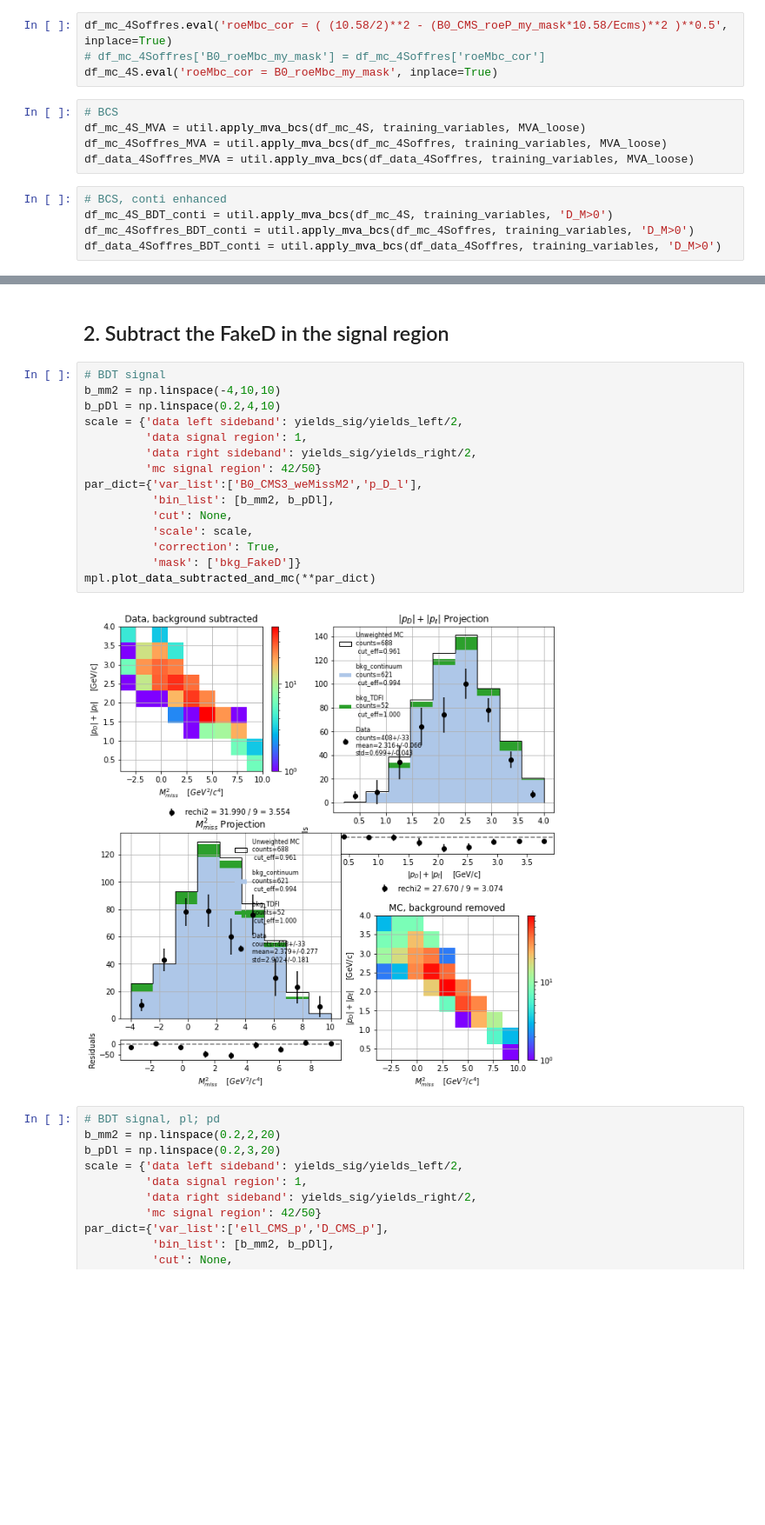
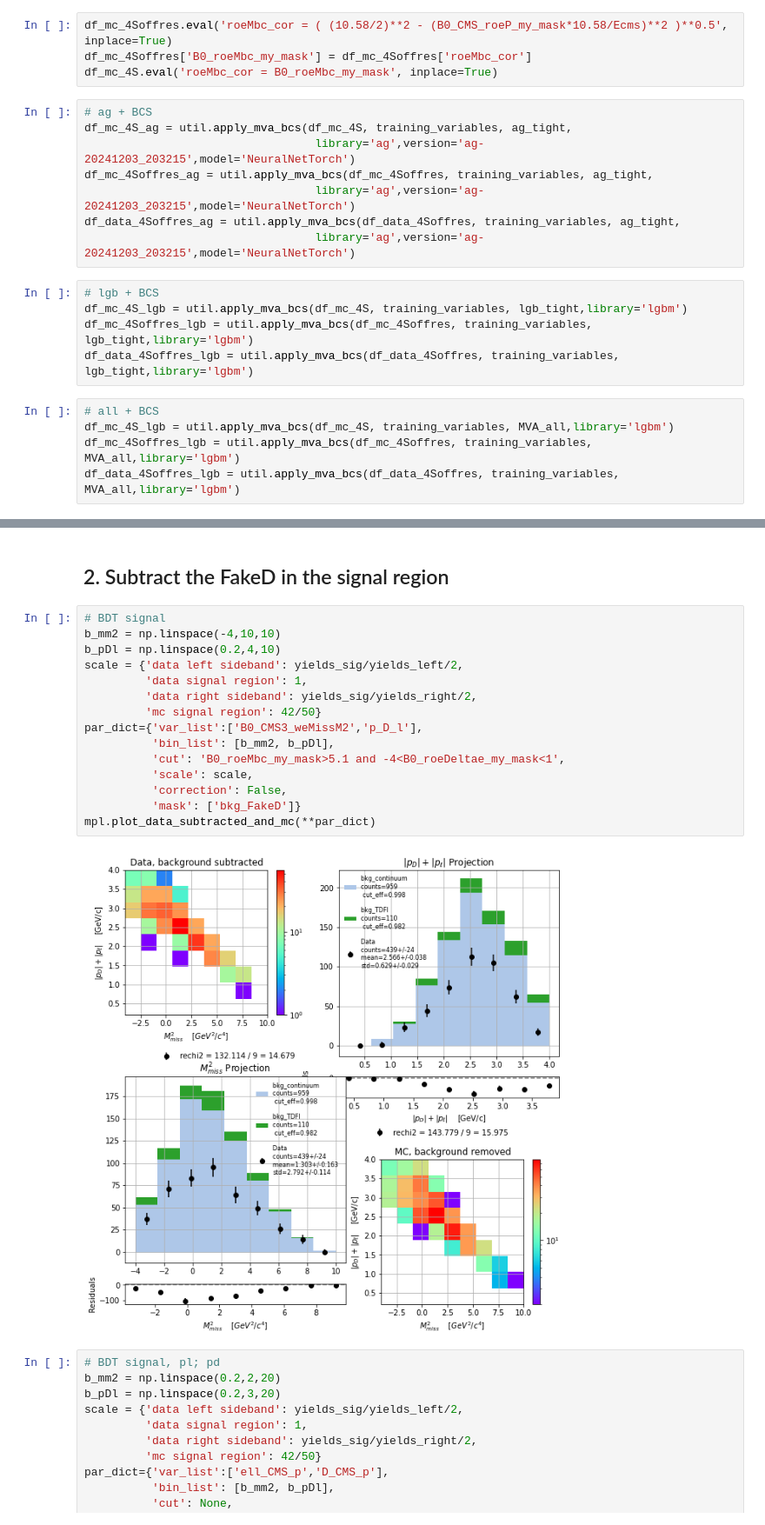
Before and after one commit to zjkjsd/inclusive_R_D, a Jupyter notebook: Notebooks/Plotting/3_PlotNtuple_continuum.ipynb, the cells around one changed output, grey strips where cells are left out. Shown at 87% size. Saved outputs shown, nothing was run; the diff lists cells and outputs as text; blank space fills up the shorter version.

```diff
--- a/Notebooks/Plotting/3_PlotNtuple_continuum.ipynb
+++ b/Notebooks/Plotting/3_PlotNtuple_continuum.ipynb
@@ -73,18 +74,26 @@ for df in [df_mc_4S, df_mc_4Soffres,df_data_4Soffres,]: #df_mc_4S,df_data_4S]:
     df.eval('p_D_l = D_CMS_p + ell_CMS_p', inplace=True)
 # %%
 df_mc_4Soffres.eval('roeMbc_cor = ( (10.58/2)**2 - (B0_CMS_roeP_my_mask*10.58/Ecms)**2 )**0.5', inplace=True)
-# df_mc_4Soffres['B0_roeMbc_my_mask'] = df_mc_4Soffres['roeMbc_cor']
+df_mc_4Soffres['B0_roeMbc_my_mask'] = df_mc_4Soffres['roeMbc_cor']
 df_mc_4S.eval('roeMbc_cor = B0_roeMbc_my_mask', inplace=True)
+# %%
+# ag + BCS
+df_mc_4S_ag = util.apply_mva_bcs(df_mc_4S, training_variables, ag_tight,
+                                  library='ag',version='ag-20241203_203215',model='NeuralNetTorch')
+df_mc_4Soffres_ag = util.apply_mva_bcs(df_mc_4Soffres, training_variables, ag_tight,
+                                  library='ag',version='ag-20241203_203215',model='NeuralNetTorch')
+df_data_4Soffres_ag = util.apply_mva_bcs(df_data_4Soffres, training_variables, ag_tight,
+                                  library='ag',version='ag-20241203_203215',model='NeuralNetTorch')
 # %%
-# BCS
-df_mc_4S_MVA = util.apply_mva_bcs(df_mc_4S, training_variables, MVA_loose)
-df_mc_4Soffres_MVA = util.apply_mva_bcs(df_mc_4Soffres, training_variables, MVA_loose)
-df_data_4Soffres_MVA = util.apply_mva_bcs(df_data_4Soffres, training_variables, MVA_loose)
+# lgb + BCS
+df_mc_4S_lgb = util.apply_mva_bcs(df_mc_4S, training_variables, lgb_tight,library='lgbm')
+df_mc_4Soffres_lgb = util.apply_mva_bcs(df_mc_4Soffres, training_variables, lgb_tight,library='lgbm')
+df_data_4Soffres_lgb = util.apply_mva_bcs(df_data_4Soffres, training_variables, lgb_tight,library='lgbm')
 # %%
-# BCS, conti enhanced
-df_mc_4S_BDT_conti = util.apply_mva_bcs(df_mc_4S, training_variables, 'D_M>0')
-df_mc_4Soffres_BDT_conti = util.apply_mva_bcs(df_mc_4Soffres, training_variables, 'D_M>0')
-df_data_4Soffres_BDT_conti = util.apply_mva_bcs(df_data_4Soffres, training_variables, 'D_M>0')
+# all + BCS
+df_mc_4S_lgb = util.apply_mva_bcs(df_mc_4S, training_variables, MVA_all,library='lgbm')
+df_mc_4Soffres_lgb = util.apply_mva_bcs(df_mc_4Soffres, training_variables, MVA_all,library='lgbm')
+df_data_4Soffres_lgb = util.apply_mva_bcs(df_data_4Soffres, training_variables, MVA_all,library='lgbm')
 # %%
 # PID corrections, get tables
 pid = util.PID_corrections()
@@ -542,20 +543,20 @@ mpl.plot_mc_sig_control(variable=['B0_CMS3_weMissM2','p_D_l'],
 # %%
 # BDT signal
 b_mm2 = np.linspace(-4,10,10)
 b_pDl = np.linspace(0.2,4,10)
 scale = {'data left sideband': yields_sig/yields_left/2,
          'data signal region': 1,
          'data right sideband': yields_sig/yields_right/2,
          'mc signal region': 42/50}
 par_dict={'var_list':['B0_CMS3_weMissM2','p_D_l'],
           'bin_list': [b_mm2, b_pDl],
-          'cut': None,
+          'cut': 'B0_roeMbc_my_mask>5.1 and -4<B0_roeDeltae_my_mask<1',
           'scale': scale,
-          'correction': True,
+          'correction': False,
           'mask': ['bkg_FakeD']}
 mpl.plot_data_subtracted_and_mc(**par_dict)
 # %% [output]
-[figure, old version]
+[figure, new version]
 # %%
 # BDT signal, pl; pd
 b_mm2 = np.linspace(0.2,2,20)
```
Also changed, not shown: parts of 17 cells of this notebook, 14 other files.
